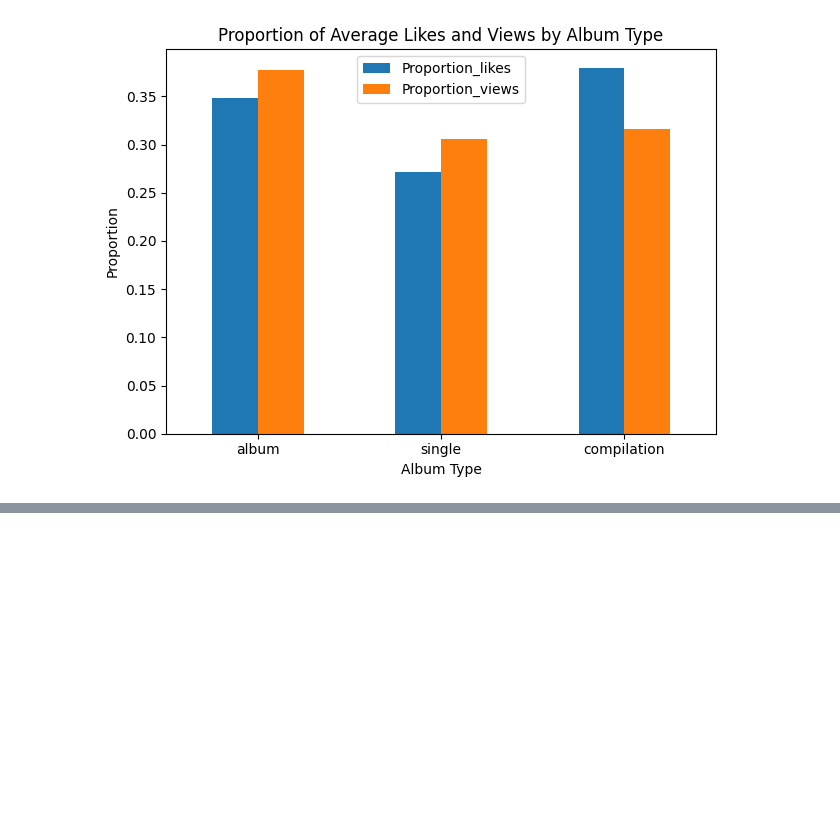
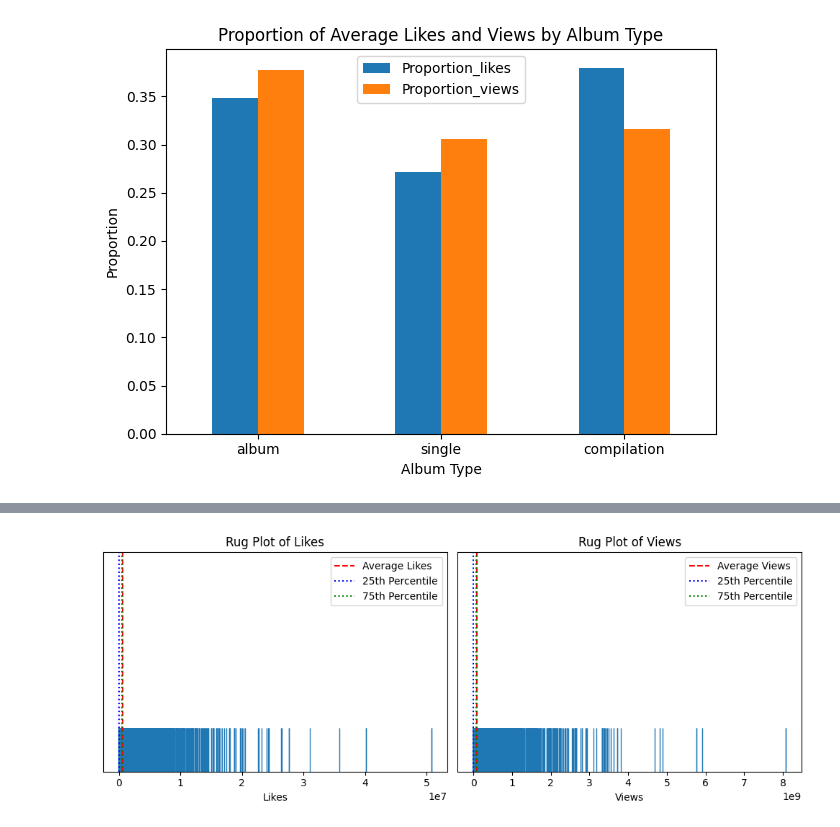
Before and after one commit to OmarChafik42/MLSound, a Jupyter notebook: data_description.ipynb, the cells around one changed output, grey strips where cells are left out. Cells and saved outputs as stored; diff of their text form; code cells hidden in the pictures; blank space fills up the shorter version.

```diff
--- a/data_description.ipynb
+++ b/data_description.ipynb
@@ -59,0 +149,46 @@ plt.show()
+# %%
+likes = df['Likes']
+views = df['Views']
+
+# Calculate summary statistics for Likes
+average_likes = np.mean(likes)
+q1_likes = np.percentile(likes, 25)
+q3_likes = np.percentile(likes, 75)
+
+# Calculate summary statistics for Views
+average_views = np.mean(views)
+q1_views = np.percentile(views, 25)
+q3_views = np.percentile(views, 75)
+
+# Create the subplots
+fig, (ax1, ax2) = plt.subplots(1, 2, figsize=(10, 4))
+
+# Likes Rug Plot
+sns.rugplot(likes, height=0.2, ax=ax1)
+ax1.axvline(average_likes, color='r', linestyle='--', label='Average Likes')
+ax1.axvline(q1_likes, color='b', linestyle=':', label='25th Percentile')
+ax1.axvline(q3_likes, color='g', linestyle=':', label='75th Percentile')
+ax1.set_xlabel('Likes')
+ax1.set_title('Rug Plot of Likes')
+ax1.set_yticks([])
+ax1.set_ylabel('')
+ax1.legend()
+
+# Views Rug Plot
+sns.rugplot(views, height=0.2, ax=ax2)
+ax2.axvline(average_views, color='r', linestyle='--', label='Average Views')
+ax2.axvline(q1_views, color='b', linestyle=':', label='25th Percentile')
+ax2.axvline(q3_views, color='g', linestyle=':', label='75th Percentile')
+ax2.set_xlabel('Views')
+ax2.set_title('Rug Plot of Views')
+ax2.set_yticks([])
+ax2.set_ylabel('')
+ax2.legend()
+
+# Adjust the spacing between subplots
+plt.tight_layout()
+
+# Display the plots
+plt.show()
+# %% [output]
+[figure, added]
```
Also changed, not shown: parts of 4 cells of this notebook, 13 other files.
